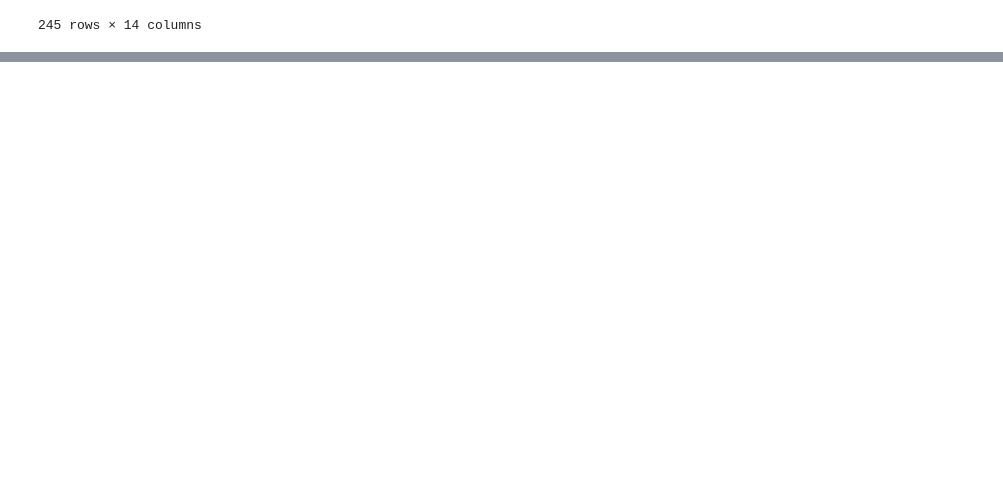
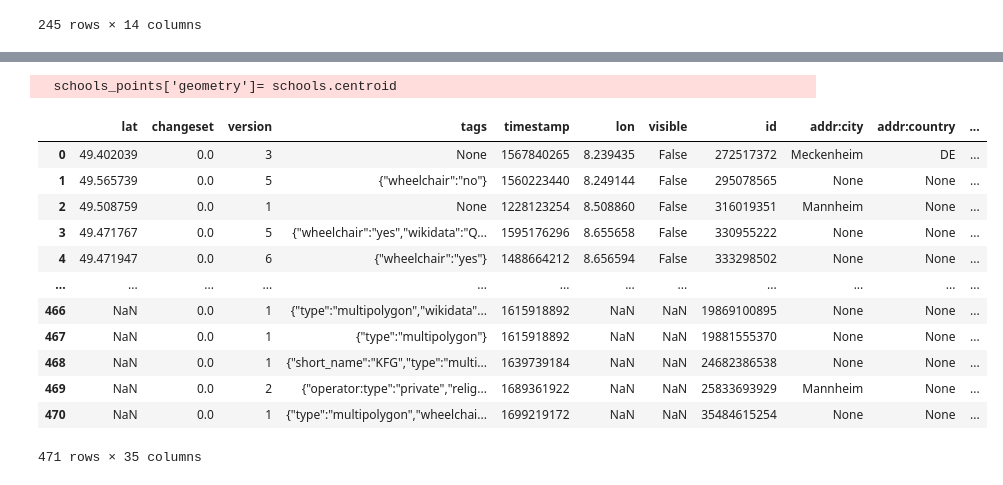
Before and after one commit to Chwiggy/BA-Thesis, a Jupyter notebook: src/playground.ipynb, the cells around one changed output, grey strips where cells are left out. Drawn from its saved outputs; the diff is of its cells as text; code cells hidden in the pictures; blank space fills up the shorter version.

```diff
--- a/src/playground.ipynb
+++ b/src/playground.ipynb
@@ -212,3 +204,24 @@ counties
 | 13 | NaN | administrative | 9087652 | 1689220939 | 34 | MULTIPOLYGON (((8.14263 49.39446,... | {"TMC:cid_58:tabcd_1:Class":"Area... | relation | Neustadt an der Weinstraße | None | ... |
 | 14 | NaN | administrative | 9150382 | 1693474719 | 120 | MULTIPOLYGON (((8.48176 49.57494,... | {"TMC:cid_58:tabcd_1:Class":"Area... | relation | Kreis Bergstraße | None | ... |
 | 27 | NaN | administrative | 53278047 | 1695228268 | 32 | POLYGON ((8.57343 49.41576, 8.573... | {"TMC:cid_58:tabcd_1:Class":"Area... | relation | Heidelberg | None | ... |
+# %%
+school_filter = {"amenity": ["school"]}
+schools = osm_data_obj.get_data_by_custom_criteria(custom_filter=school_filter)
+schools_points = schools.copy()
+schools_points['geometry']= schools.centroid
+schools_points
+# %% [output]
+  schools_points['geometry']= schools.centroid
+|  | lat | changeset | version | tags | timestamp | lon | visible | id | addr:city | addr:country | ... |
+| 0 | 49.402039 | 0.0 | 3 | None | 1567840265 | 8.239435 | False | 272517372 | Meckenheim | DE | ... |
+| 1 | 49.565739 | 0.0 | 5 | {"wheelchair":"no"} | 1560223440 | 8.249144 | False | 295078565 | None | None | ... |
+| 2 | 49.508759 | 0.0 | 1 | None | 1228123254 | 8.508860 | False | 316019351 | Mannheim | None | ... |
+| 3 | 49.471767 | 0.0 | 5 | {"wheelchair":"yes","wikidata":"Q... | 1595176296 | 8.655658 | False | 330955222 | None | None | ... |
+| 4 | 49.471947 | 0.0 | 6 | {"wheelchair":"yes"} | 1488664212 | 8.656594 | False | 333298502 | None | None | ... |
+| ... | ... | ... | ... | ... | ... | ... | ... | ... | ... | ... | ... |
+| 466 | NaN | 0.0 | 1 | {"type":"multipolygon","wikidata"... | 1615918892 | NaN | NaN | 19869100895 | None | None | ... |
+| 467 | NaN | 0.0 | 1 | {"type":"multipolygon"} | 1615918892 | NaN | NaN | 19881555370 | None | None | ... |
+| 468 | NaN | 0.0 | 1 | {"short_name":"KFG","type":"multi... | 1639739184 | NaN | NaN | 24682386538 | None | None | ... |
+| 469 | NaN | 0.0 | 2 | {"operator:type":"private","relig... | 1689361922 | NaN | NaN | 25833693929 | Mannheim | None | ... |
+| 470 | NaN | 0.0 | 1 | {"type":"multipolygon","wheelchai... | 1699219172 | NaN | NaN | 35484615254 | None | None | ... |
+471 rows × 35 columns
```
Also changed, not shown: parts of 7 cells of this notebook.
